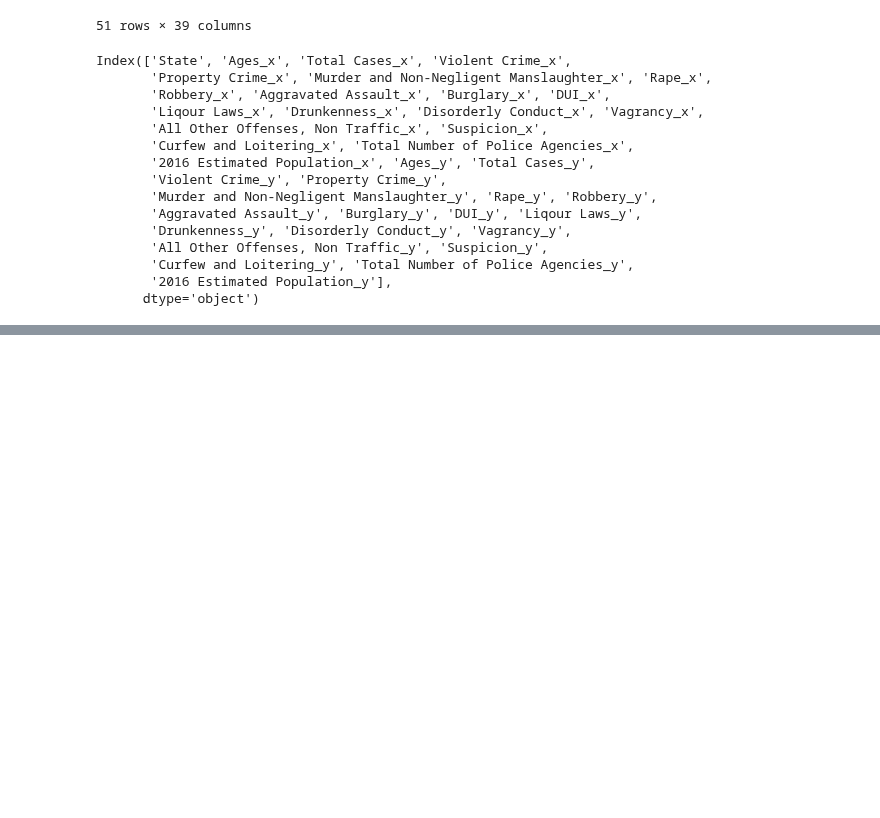
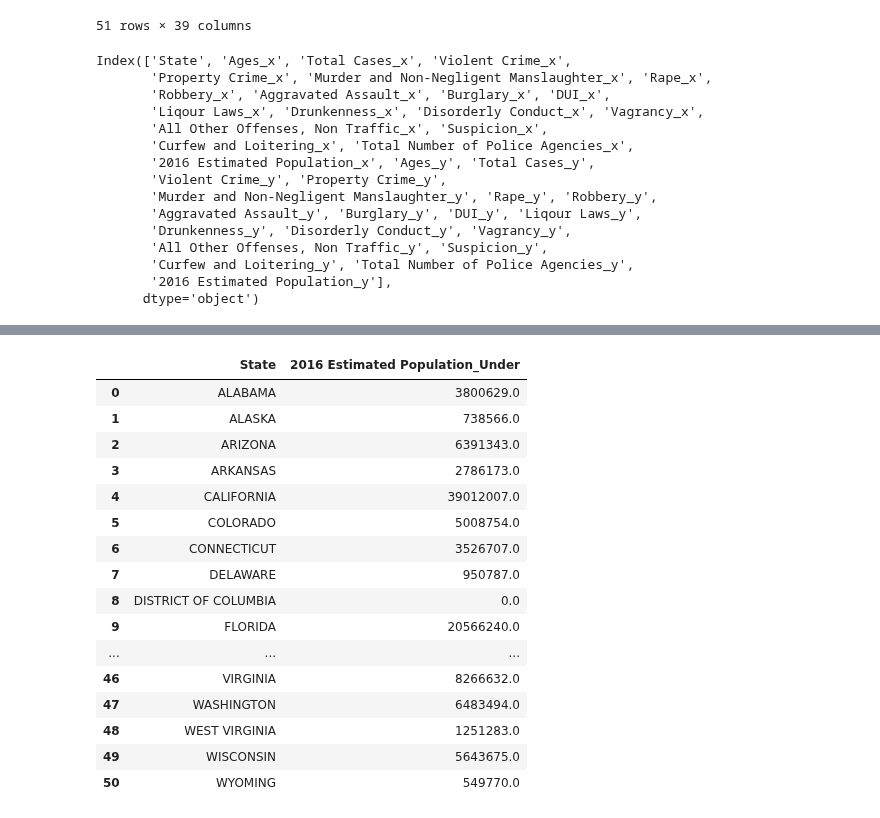
Before and after one commit to sjuarez382/UCI-Group_Project_1-Team9, a Jupyter notebook: State_Crime_Updated.ipynb, the cells around one changed output, grey strips where cells are left out. Saved outputs shown, nothing was run; the diff lists cells and outputs as text; code cells hidden in the pictures; blank space fills up the shorter version.

```diff
--- a/State_Crime_Updated.ipynb
+++ b/State_Crime_Updated.ipynb
@@ -265,3 +265,24 @@ new_state_crime_df
 51 rows × 39 columns
 # %%
 new_state_crime_df.to_csv("Resources/State_Crime.csv", index=False, header=True)
+# %%
+population_df = new_state_crime_df.loc[:,["State", "2016 Estimated Population_Under"]]
+population_df
+# %% [output]
+|  | State | 2016 Estimated Population_Under |
+| 0 | ALABAMA | 3800629.0 |
+| 1 | ALASKA | 738566.0 |
+| 2 | ARIZONA | 6391343.0 |
+| 3 | ARKANSAS | 2786173.0 |
+| 4 | CALIFORNIA | 39012007.0 |
+| 5 | COLORADO | 5008754.0 |
+| 6 | CONNECTICUT | 3526707.0 |
+| 7 | DELAWARE | 950787.0 |
+| 8 | DISTRICT OF COLUMBIA | 0.0 |
+| 9 | FLORIDA | 20566240.0 |
+| ... | ... | ... |
+| 46 | VIRGINIA | 8266632.0 |
+| 47 | WASHINGTON | 6483494.0 |
+| 48 | WEST VIRGINIA | 1251283.0 |
+| 49 | WISCONSIN | 5643675.0 |
+| 50 | WYOMING | 549770.0 |
```
Also changed, not shown: parts of 7 cells of this notebook, 1 other file.
